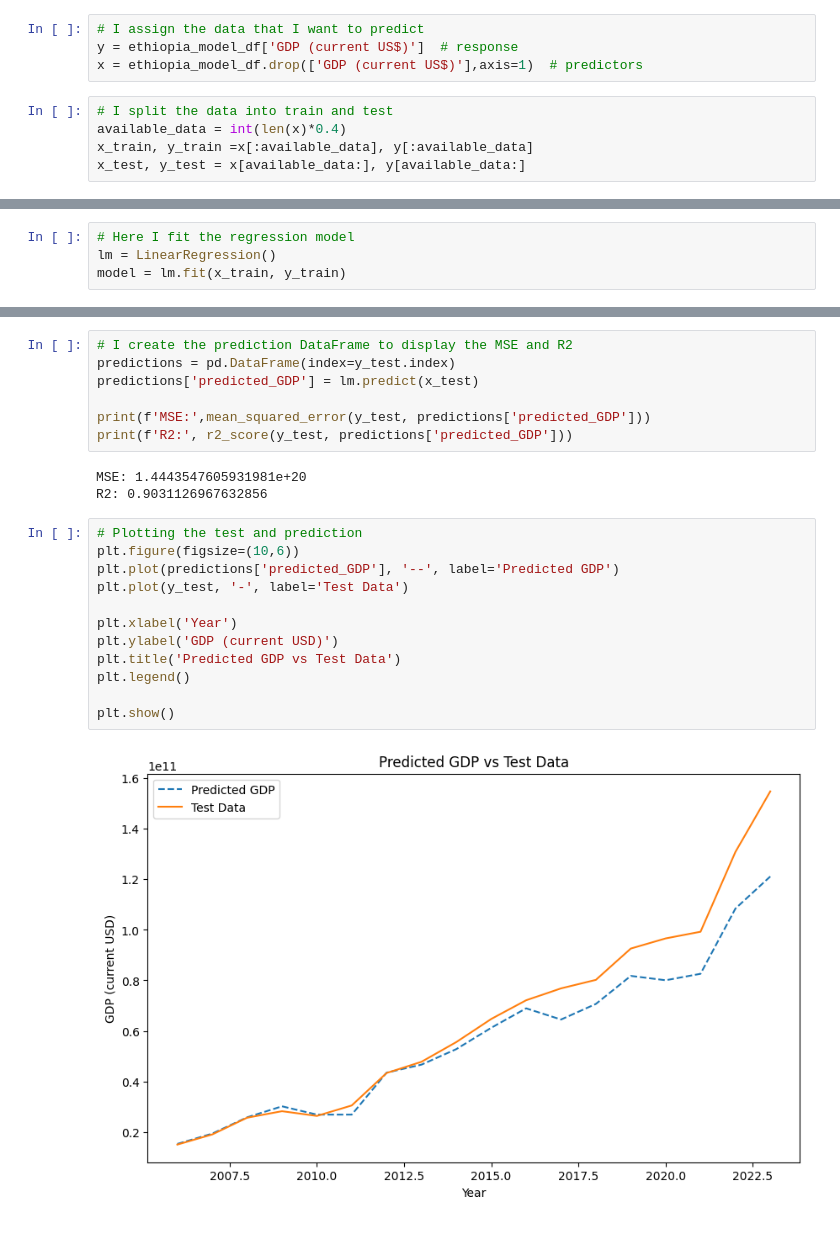
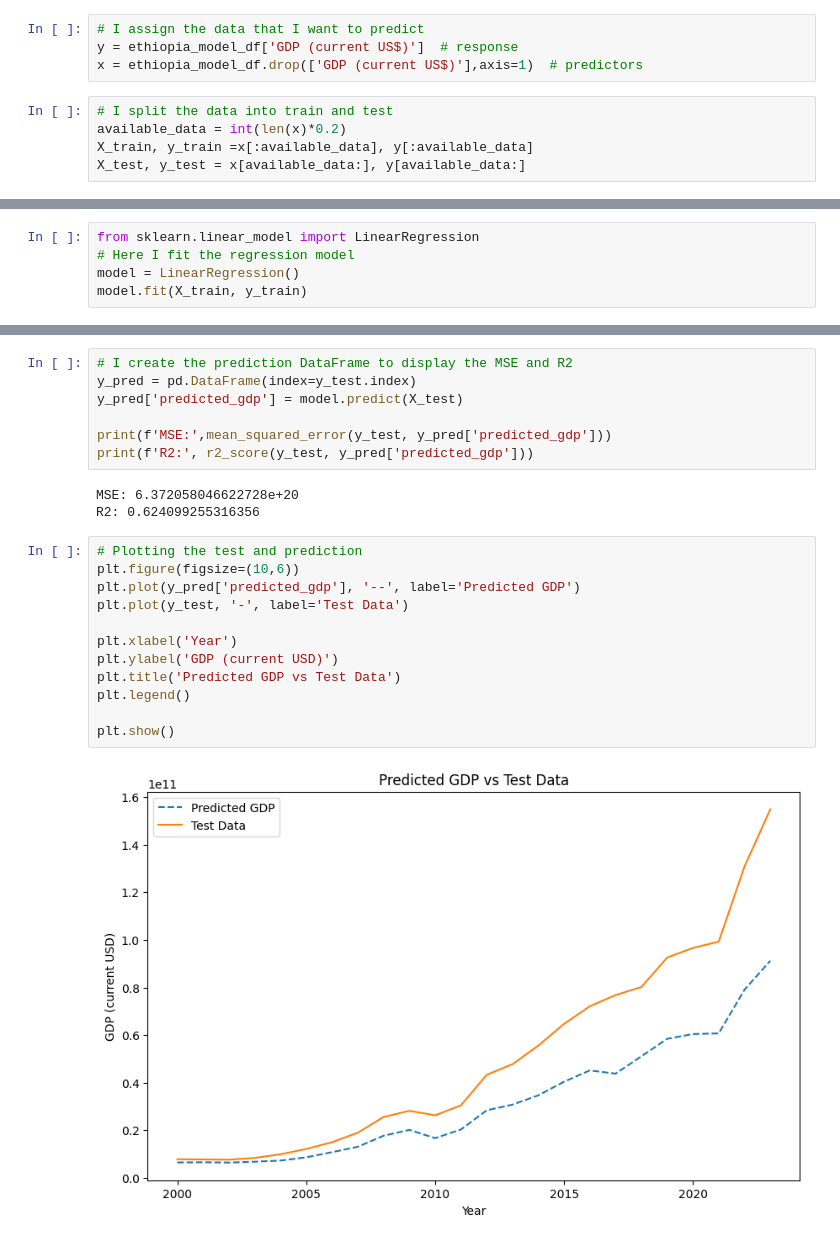
Before and after one commit to arsenilsina/prog_project, a Jupyter notebook: african_economies.ipynb, the cells around one changed output, grey strips where cells are left out. Saved outputs shown, nothing was run; the diff lists cells and outputs as text.

```diff
--- a/african_economies.ipynb
+++ b/african_economies.ipynb
@@ -463,8 +472,8 @@ y = ethiopia_model_df['GDP (current US$)']  # response
 x = ethiopia_model_df.drop(['GDP (current US$)'],axis=1)  # predictors
 # %%
 # I split the data into train and test
-available_data = int(len(x)*0.4)
-x_train, y_train =x[:available_data], y[:available_data]
-x_test, y_test = x[available_data:], y[available_data:]
+available_data = int(len(x)*0.2)
+X_train, y_train =x[:available_data], y[:available_data]
+X_test, y_test = x[available_data:], y[available_data:]
 # %%
 # Here I print the observations for train and test
@@ -478,4 +487,5 @@ Testing Observations: 18
 # %%
+from sklearn.linear_model import LinearRegression
 # Here I fit the regression model
-lm = LinearRegression()
-model = lm.fit(x_train, y_train)
+model = LinearRegression()
+model.fit(X_train, y_train)
@@ -498,24 +494,24 @@ print(r2_score_test)
 # %%
 # I create the prediction DataFrame to display the MSE and R2
-predictions = pd.DataFrame(index=y_test.index)
-predictions['predicted_GDP'] = lm.predict(x_test)
+y_pred = pd.DataFrame(index=y_test.index)
+y_pred['predicted_gdp'] = model.predict(X_test)
 
-print(f'MSE:',mean_squared_error(y_test, predictions['predicted_GDP']))
-print(f'R2:', r2_score(y_test, predictions['predicted_GDP']))
+print(f'MSE:',mean_squared_error(y_test, y_pred['predicted_gdp']))
+print(f'R2:', r2_score(y_test, y_pred['predicted_gdp']))
 # %% [output]
-MSE: 1.4443547605931981e+20
-R2: 0.9031126967632856
+MSE: 6.372058046622728e+20
+R2: 0.624099255316356
 # %%
 # Plotting the test and prediction
 plt.figure(figsize=(10,6))
-plt.plot(predictions['predicted_GDP'], '--', label='Predicted GDP')
+plt.plot(y_pred['predicted_gdp'], '--', label='Predicted GDP')
 plt.plot(y_test, '-', label='Test Data')
 
 plt.xlabel('Year')
 plt.ylabel('GDP (current USD)')
 plt.title('Predicted GDP vs Test Data')
 plt.legend()
 
 plt.show()
 # %% [output]
-[figure, old version]
+[figure, new version]
```
Also changed, not shown: parts of 7 cells of this notebook.
